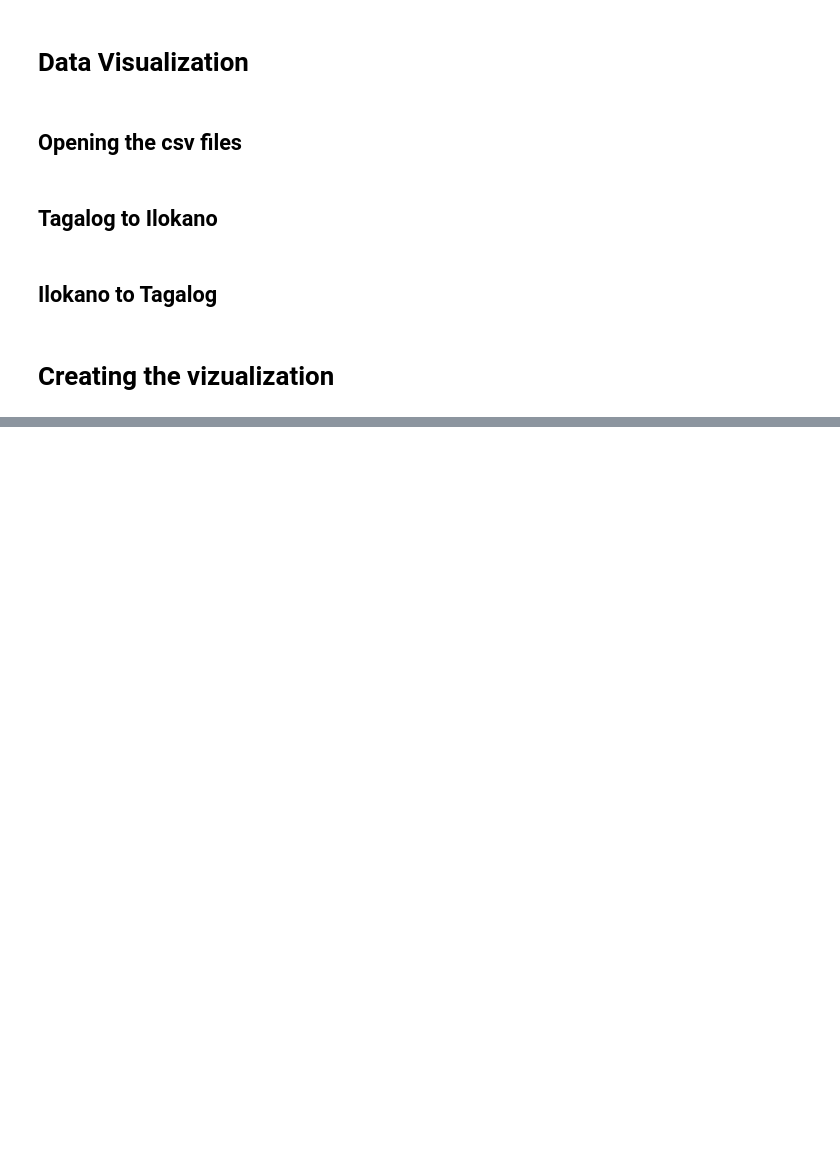
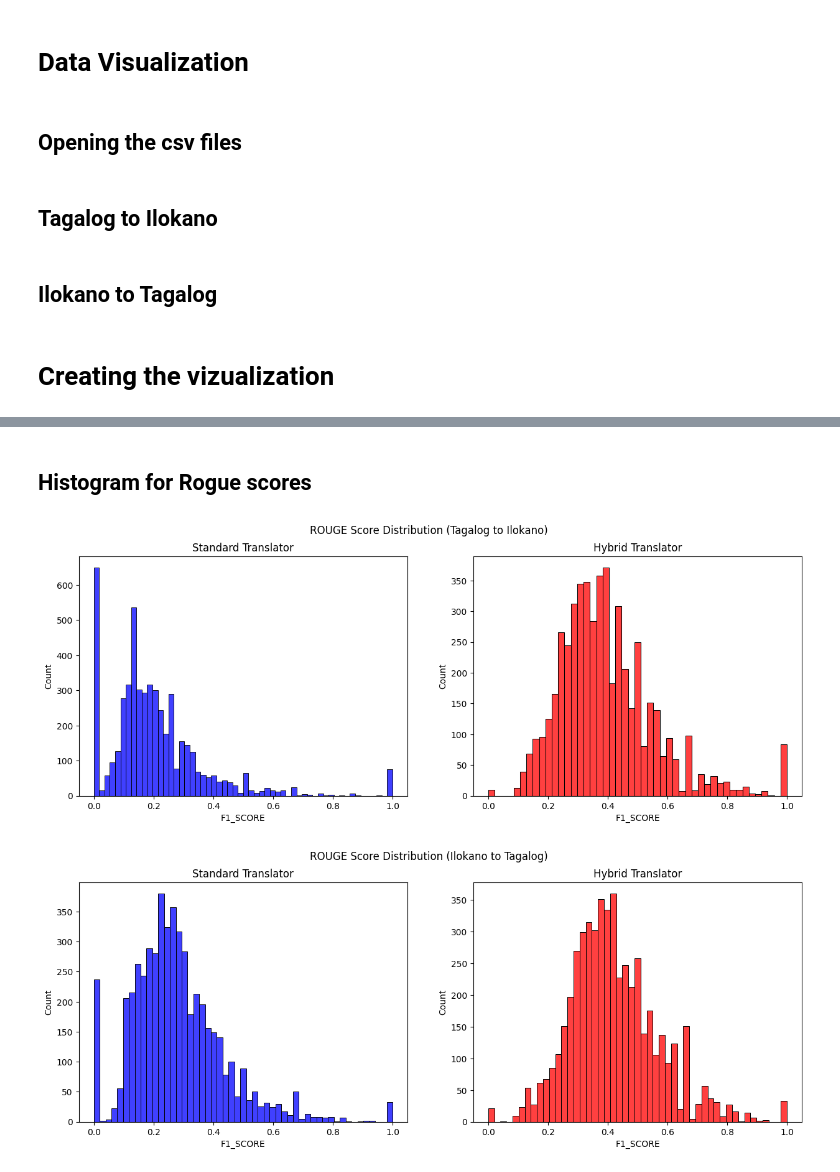
Before and after one commit to JakeCob/Ilokano-to-Tagalog-Machince-Translation, a Jupyter notebook: notebooks/data_viz.ipynb, the cells around one changed output, grey strips where cells are left out. Cells and saved outputs as stored; diff of their text form; code cells hidden in the pictures; blank space fills up the shorter version.

```diff
--- a/notebooks/data_viz.ipynb
+++ b/notebooks/data_viz.ipynb
@@ -38,0 +87,8 @@ hist(df_bleu_sd_il_tl, df_bleu_hb_il_tl, 'Ilokano', 'Tagalog')
+# %% [markdown]
+## Histogram for Rogue scores
+# %%
+hist_rouge(df_rouge_sd_tl_il, df_rouge_hb_tl_il, 'Tagalog', 'Ilokano')
+hist_rouge(df_rouge_sd_il_tl, df_rouge_hb_il_tl, 'Ilokano', 'Tagalog')
+# %% [output]
+[figure, added]
+[figure, added]
```
Also changed, not shown: parts of 8 cells of this notebook, 57 other files.
